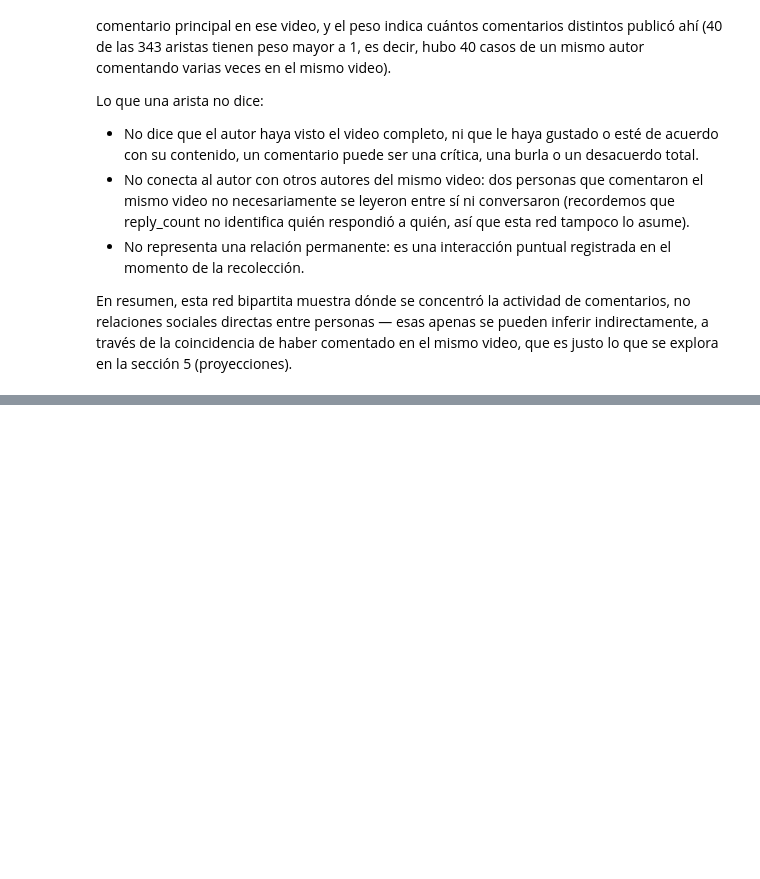
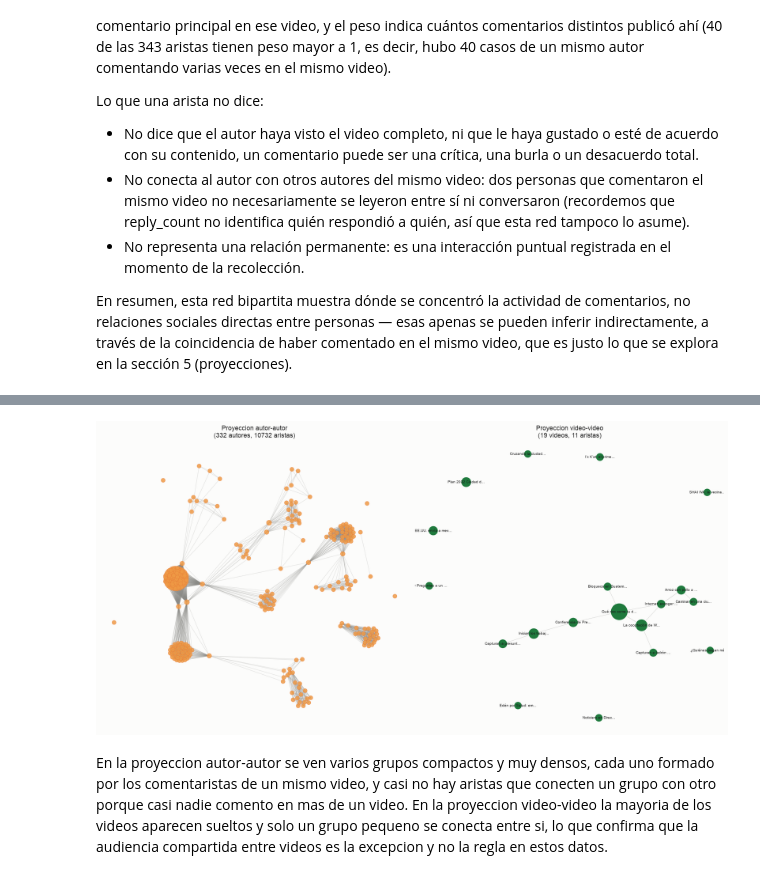
Before and after one commit to Qu3zada22/lab6-ds, a Jupyter notebook: Laboratorio6_Redes_Sociales_YouTube.ipynb, the cells around one changed output, grey strips where cells are left out. Drawn from its saved outputs; the diff is of its cells as text; code cells hidden in the pictures; blank space fills up the shorter version.

```diff
--- a/Laboratorio6_Redes_Sociales_YouTube.ipynb
+++ b/Laboratorio6_Redes_Sociales_YouTube.ipynb
@@ -1364,0 +1393,20 @@ En resumen, esta red bipartita muestra dónde se concentró la actividad de come
+# %%
+# 5.2 Proyeccion video-video: dos videos se conectan si comparten al menos un autor
+# El peso es el numero de autores que ambos videos tienen en comun
+proy_videos = bipartite.weighted_projected_graph(B, nodos_video)
+
+for video in proy_videos.nodes():
+    proy_videos.nodes[video].update(B.nodes[video])
+
+aislados_videos = list(nx.isolates(proy_videos))
+pesos_videos = [d['weight'] for _, _, d in proy_videos.edges(data=True)]
+n_pares_posibles = len(nodos_video) * (len(nodos_video) - 1) // 2
+
+print('Proyeccion video-video:')
+print('Nodos (videos):', proy_videos.number_of_nodes())
+print('Aristas (pares de videos con al menos un autor en comun):', proy_videos.number_of_edges())
+print('Aristas posibles entre los', len(nodos_video), 'videos:', n_pares_posibles)
+print('Densidad de la proyeccion:', round(nx.density(proy_videos), 3))
+print('Videos aislados (no comparten autores con ningun otro video):', len(aislados_videos))
+print('Peso promedio de una arista (autores compartidos):', round(sum(pesos_videos) / len(pesos_videos), 2))
+print('Peso maximo de una arista (autores compartidos):', max(pesos_videos))
@@ -1364,0 +1430,34 @@ En resumen, esta red bipartita muestra dónde se concentró la actividad de come
+# %%
+# 5.4 Visualizacion de las dos proyecciones
+fig, axes = plt.subplots(1, 2, figsize=(16, 8))
+
+# --- Proyeccion autor-autor ---
+ax = axes[0]
+pos_autores = nx.spring_layout(proy_autores, k=0.4, weight='weight', seed=42, iterations=80)
+anchos = [0.3 + 0.4 * d['weight'] for _, _, d in proy_autores.edges(data=True)]
+nx.draw_networkx_edges(proy_autores, pos_autores, ax=ax, alpha=0.25, width=anchos, edge_color='#8a8a86')
+tam = [40 + 15 * proy_autores.nodes[n]['n_videos'] for n in proy_autores.nodes()]
+nx.draw_networkx_nodes(proy_autores, pos_autores, node_size=tam, node_color=COLOR_NARANJA_CLARO,
+                        edgecolors=COLOR_NARANJA_OSCURO, linewidths=0.5, alpha=0.85, ax=ax)
+ax.set_title(f'Proyeccion autor-autor\n({proy_autores.number_of_nodes()} autores, {proy_autores.number_of_edges()} aristas)')
+ax.axis('off')
+
+# --- Proyeccion video-video ---
+ax = axes[1]
+pos_videos = nx.spring_layout(proy_videos, k=0.6, weight='weight', seed=42, iterations=80)
+anchos_v = [0.4 + 0.15 * d['weight'] for _, _, d in proy_videos.edges(data=True)]
+nx.draw_networkx_edges(proy_videos, pos_videos, ax=ax, alpha=0.4, width=anchos_v, edge_color='#8a8a86')
+tam_v = [200 + 6 * proy_videos.nodes[n]['n_autores'] for n in proy_videos.nodes()]
+nx.draw_networkx_nodes(proy_videos, pos_videos, node_size=tam_v, node_color=COLOR_VERDE_OSCURO,
+                        edgecolors='white', linewidths=1.0, ax=ax)
+etiquetas_v = {n: proy_videos.nodes[n]['titulo'][:18] + '...' for n in proy_videos.nodes()}
+nx.draw_networkx_labels(proy_videos, pos_videos, labels=etiquetas_v, font_size=6.5, ax=ax)
+ax.set_title(f'Proyeccion video-video\n({proy_videos.number_of_nodes()} videos, {proy_videos.number_of_edges()} aristas)')
+ax.axis('off')
+
+plt.tight_layout()
+plt.show()
+# %% [output]
+[figure, added]
+# %% [markdown]
+En la proyeccion autor-autor se ven varios grupos compactos y muy densos, cada uno formado por los comentaristas de un mismo video, y casi no hay aristas que conecten un grupo con otro porque casi nadie comento en mas de un video. En la proyeccion video-video la mayoria de los videos aparecen sueltos y solo un grupo pequeno se conecta entre si, lo que confirma que la audiencia compartida entre videos es la excepcion y no la regla en estos datos.
```
Also changed, not shown: parts of 5 cells of this notebook, 5 other files.
